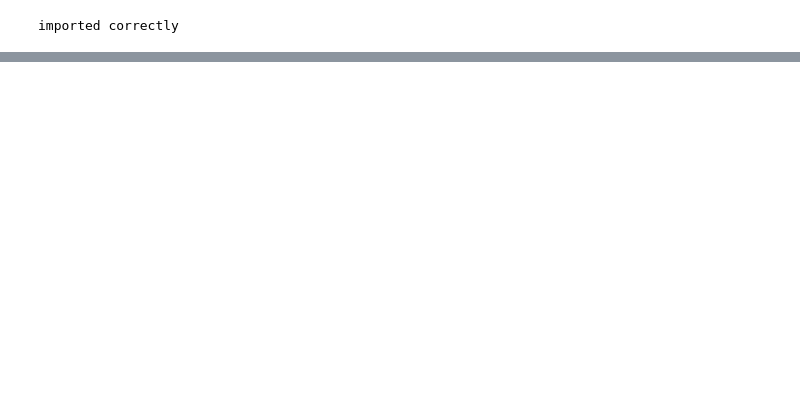
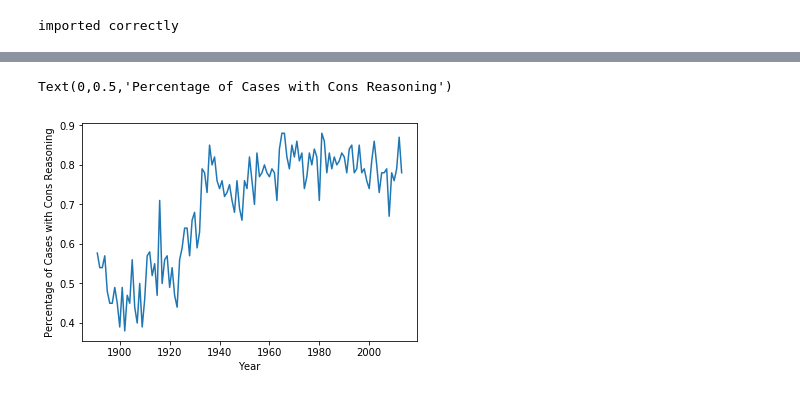
Before and after one commit to lmeier/ml-moral-reasoning, a Jupyter notebook: analysis.ipynb, the cells around one changed output, grey strips where cells are left out. Saved outputs shown, nothing was run; the diff lists cells and outputs as text; code cells hidden in the pictures; blank space fills up the shorter version.

```diff
--- a/analysis.ipynb
+++ b/analysis.ipynb
@@ -11,0 +79,13 @@ AttributeError: 'numpy.ndarray' object has no attribute 'lower'
+# %%
+percentages = [] #consPerYear / cases_per_year
+for i, j in zip(consPerYear, cases_per_year):
+    if j < 100:
+        percentages.append(i/float(j))
+    else:
+        percentages.append(i/100)
+plt.plot(years, percentages)
+plt.xlabel("Year")
+plt.ylabel("Percentage of Cases with Cons Reasoning")
+# %% [output]
+Text(0,0.5,'Percentage of Cases with Cons Reasoning')
+[figure, added]
```
Also changed, not shown: parts of 12 cells of this notebook.
